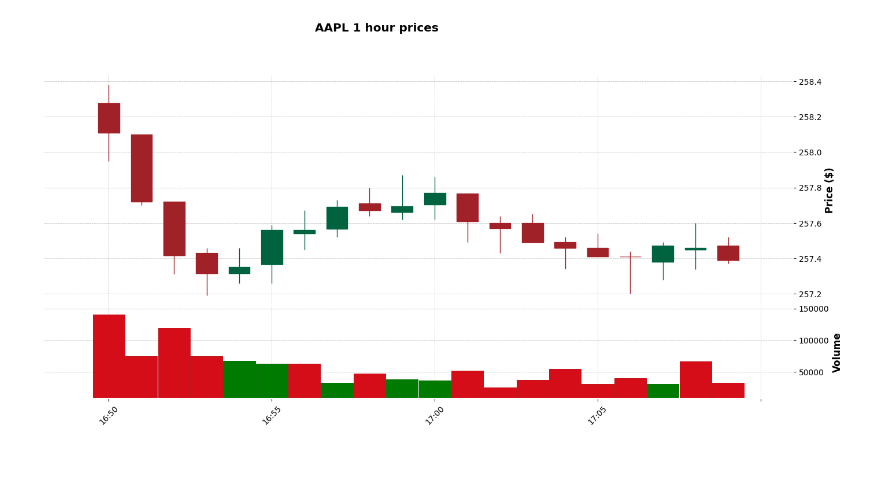
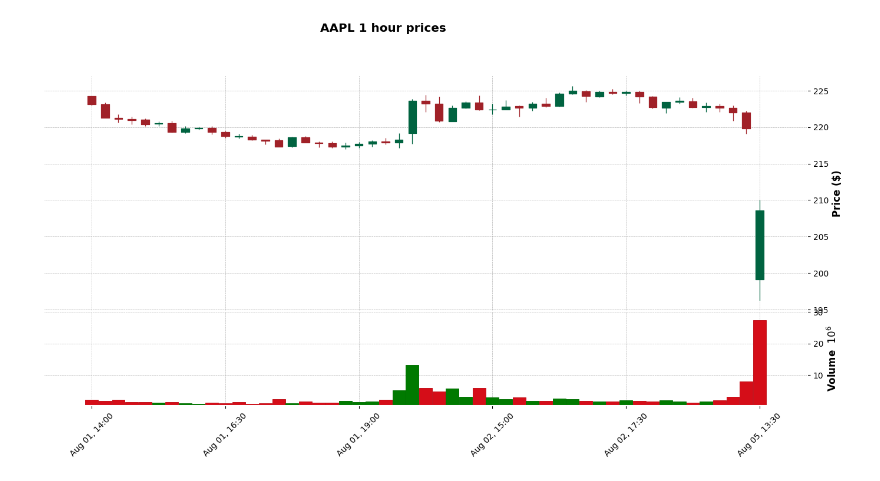
Before and after one commit to Doughnutik/Trading-Signals-Using-Fractal-and-Chaotic-Time-Series-Analysis, a Jupyter notebook: draw_graph.ipynb, the cells around one changed output. Saved outputs shown, nothing was run; the diff lists cells and outputs as text; code cells hidden in the pictures.

```diff
--- a/draw_graph.ipynb
+++ b/draw_graph.ipynb
@@ -35,12 +46,12 @@ df.head(5)
 # %%
 mpf.plot(
-    df.head(20),
+    df[22:73],
     type='candle',
     style='charles',
     title=f'AAPL 1 hour prices',
     ylabel='Price ($)',
     volume=True,
     figsize=(18, 8)
 )
 # %% [output]
-[figure, old version]
+[figure, new version]
```
Also changed, not shown: parts of 2 cells of this notebook, 3 other files.
